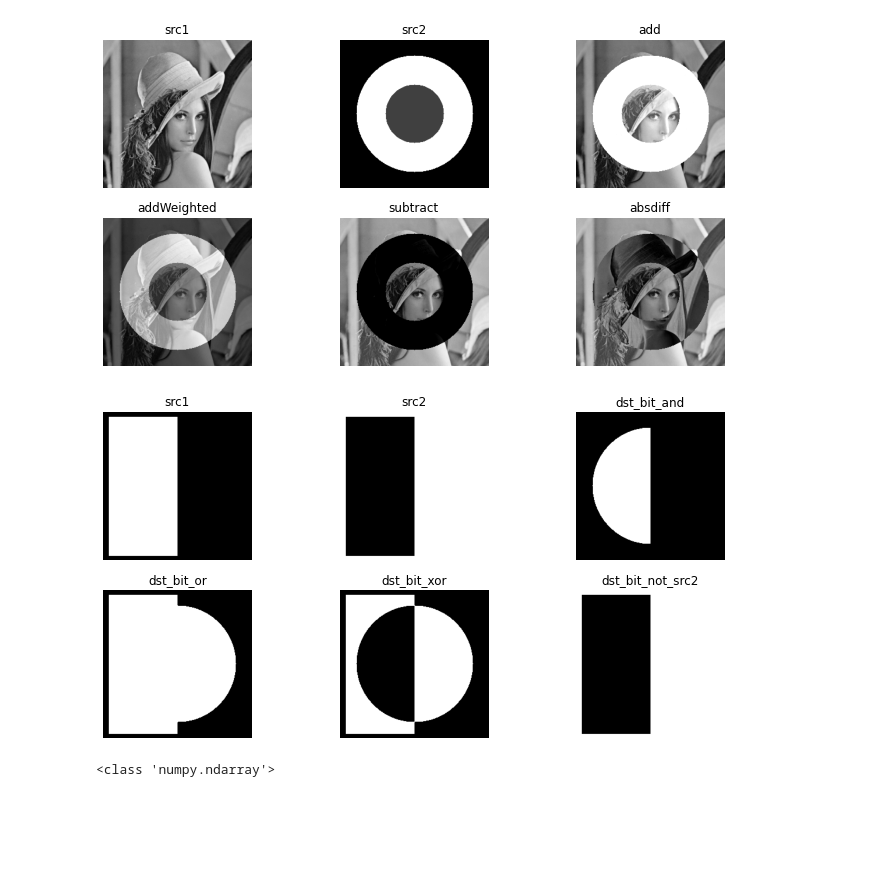
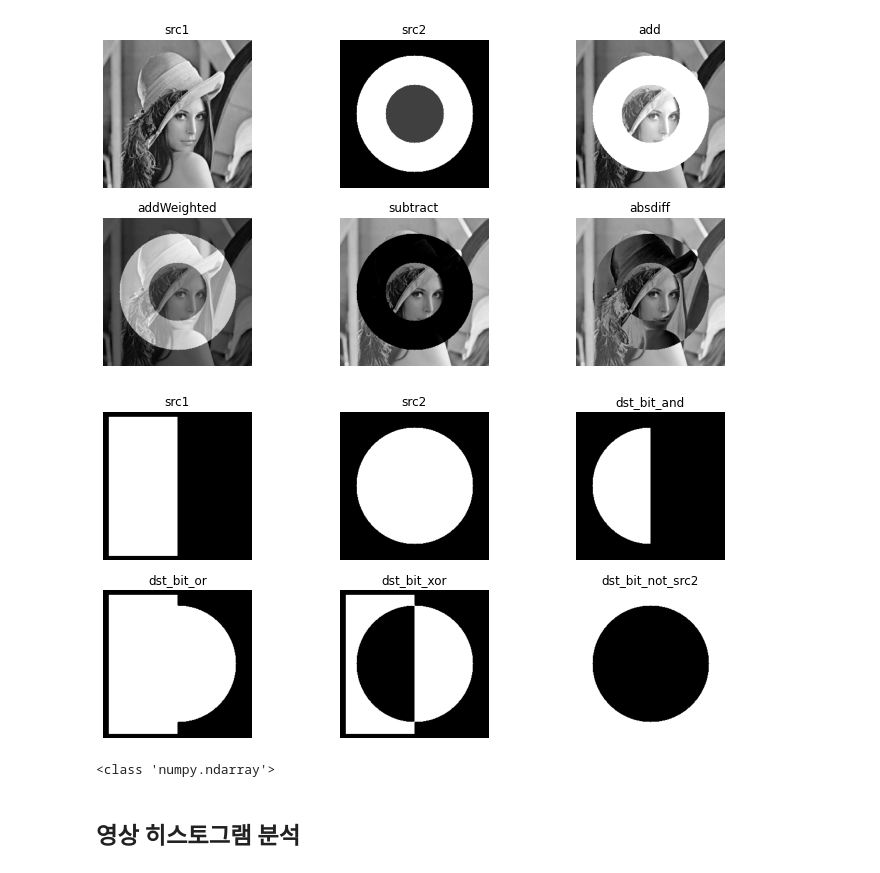
Before and after one commit to Hongbi-Kim/CV, a Jupyter notebook: 5. OpenCV_processing.ipynb, the cells around one changed output. Drawn from its saved outputs; the diff is of its cells as text; code cells hidden in the pictures; blank space fills up the shorter version.

```diff
--- a/5. OpenCV_processing.ipynb
+++ b/5. OpenCV_processing.ipynb
@@ -61,27 +61,27 @@ plt.show()
 # %% [output]
 [figure]
 # %%
-src1 = np.zeros((256,256), np.uint8)
+src1 = np.zeros((256, 256), dtype = np.uint8)
 cv2.rectangle(src1, (10, 10), (127, 248), 255, -1)
 
-src2 = np.zeros((256,256), np.uint8)
+src2 = np.zeros((256, 256), dtype = np.uint8)
 cv2.circle(src2, (128, 128), 100, 255, -1)
 
 dst_bit_and = cv2.bitwise_and(src1, src2)
 dst_bit_or = cv2.bitwise_or(src1, src2)
 dst_bit_xor = cv2.bitwise_xor(src1, src2)
-dst_bit_not = cv2.bitwise_not(src1, src2)
+dst_bit_not = cv2.bitwise_not(src2)
 
 plt.figure(figsize = (12, 6))
 plt.subplot(231), plt.axis('off'), plt.imshow(src1, 'gray'), plt.title('src1')
 plt.subplot(232), plt.axis('off'), plt.imshow(src2, 'gray'), plt.title('src2')
 plt.subplot(233), plt.axis('off'), plt.imshow(dst_bit_and, 'gray'), plt.title('dst_bit_and')
 plt.subplot(234), plt.axis('off'), plt.imshow(dst_bit_or, 'gray'), plt.title('dst_bit_or')
 plt.subplot(235), plt.axis('off'), plt.imshow(dst_bit_xor, 'gray'), plt.title('dst_bit_xor')
 plt.subplot(236), plt.axis('off'), plt.imshow(dst_bit_not, 'gray'), plt.title('dst_bit_not_src2')
 plt.show()
 # %% [output]
-[figure, old version]
+[figure, new version]
 # %%
 src = cv2.imread('./fig/flowers.jpg')
 
@@ -107,0 +124,2 @@ cv2.destroyAllWindows()
+# %% [markdown]
+## 영상 히스토그램 분석
```
Also changed, not shown: parts of 8 cells of this notebook, 2 other files.
